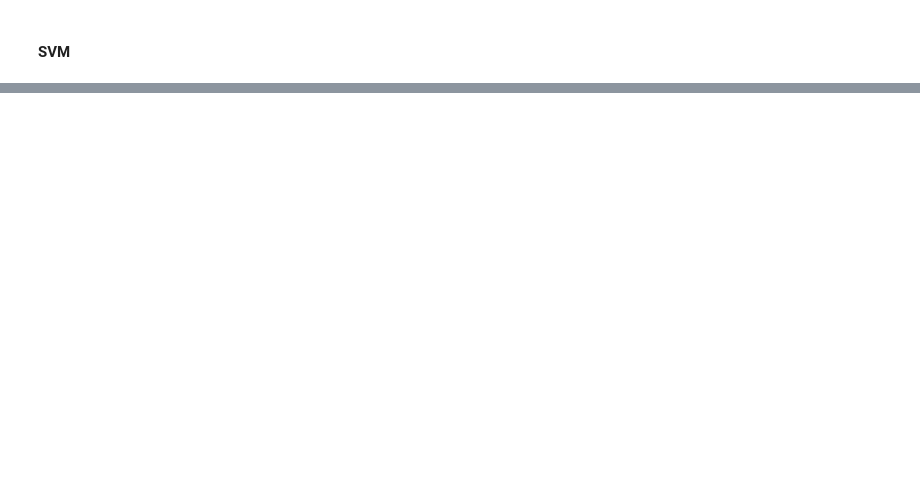
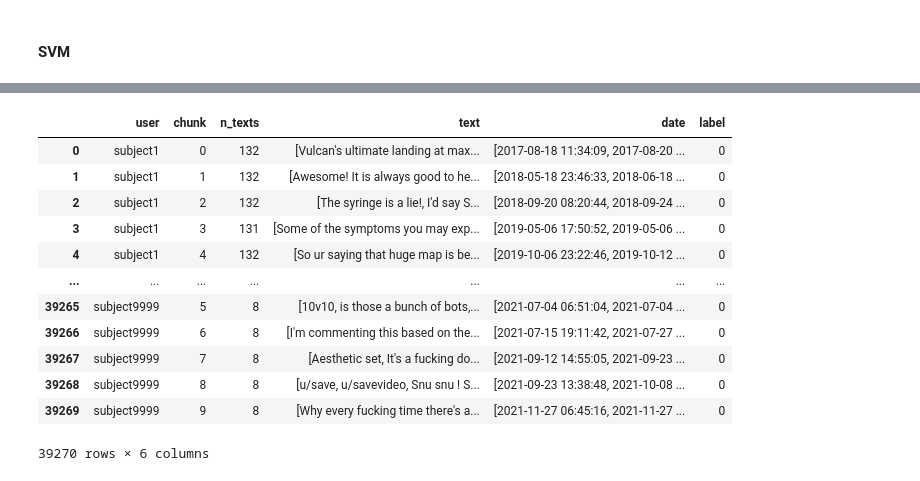
Before and after one commit to manucouto1/framework3, a Jupyter notebook: docs/examples/notebooks/research_deltas.ipynb, the cells around one changed output, grey strips where cells are left out. Saved outputs shown, nothing was run; the diff lists cells and outputs as text; code cells hidden in the pictures; blank space fills up the shorter version.

```diff
--- a/docs/examples/notebooks/research_deltas.ipynb
+++ b/docs/examples/notebooks/research_deltas.ipynb
@@ -1108,0 +246,6 @@ class ERDE(BaseMetric):
+# %%
+gambling_2023_train = pd.read_csv("data/standard_gambling_train_2023.csv", index_col=0)
+gambling_2023_train.head(5)
+
+gambling_2023_test = pd.read_csv("data/standard_gambling_2023.csv", index_col=0)
+gambling_2023_test.head(5)
@@ -1108,0 +259,43 @@ class ERDE(BaseMetric):
+# %%
+gg_2023_train = (
+    gambling_2023_train.groupby(["user", "chunk"])
+    .agg(
+        {
+            "id": "count",
+            "text": list,
+            "date": list,
+            "label": "first",
+        }
+    )
+    .rename(columns={"id": "n_texts"})
+    .reset_index()
+)
+
+gg_2023_test = (
+    gambling_2023_test.groupby(["user", "chunk"])
+    .agg(
+        {
+            "id": "count",
+            "text": list,
+            "date": list,
+            "label": "first",
+        }
+    )
+    .rename(columns={"id": "n_texts"})
+    .reset_index()
+)
+gg_2023_train
+# %% [output]
+|  | user | chunk | n_texts | text | date | label |
+| 0 | subject1 | 0 | 132 | [Vulcan's ultimate landing at max... | [2017-08-18 11:34:09, 2017-08-20 ... | 0 |
+| 1 | subject1 | 1 | 132 | [Awesome! It is always good to he... | [2018-05-18 23:46:33, 2018-06-18 ... | 0 |
+| 2 | subject1 | 2 | 132 | [The syringe is a lie!, I'd say S... | [2018-09-20 08:20:44, 2018-09-24 ... | 0 |
+| 3 | subject1 | 3 | 131 | [Some of the symptoms you may exp... | [2019-05-06 17:50:52, 2019-05-06 ... | 0 |
+| 4 | subject1 | 4 | 132 | [So ur saying that huge map is be... | [2019-10-06 23:22:46, 2019-10-12 ... | 0 |
+| ... | ... | ... | ... | ... | ... | ... |
+| 39265 | subject9999 | 5 | 8 | [10v10, is those a bunch of bots,... | [2021-07-04 06:51:04, 2021-07-04 ... | 0 |
+| 39266 | subject9999 | 6 | 8 | [I'm commenting this based on the... | [2021-07-15 19:11:42, 2021-07-27 ... | 0 |
+| 39267 | subject9999 | 7 | 8 | [Aesthetic set, It's a fucking do... | [2021-09-12 14:55:05, 2021-09-23 ... | 0 |
+| 39268 | subject9999 | 8 | 8 | [u/save, u/savevideo, Snu snu ! S... | [2021-09-23 13:38:48, 2021-10-08 ... | 0 |
+| 39269 | subject9999 | 9 | 8 | [Why every fucking time there's a... | [2021-11-27 06:45:16, 2021-11-27 ... | 0 |
+39270 rows × 6 columns
```
Also changed, not shown: parts of 51 cells of this notebook, 9 other files.
